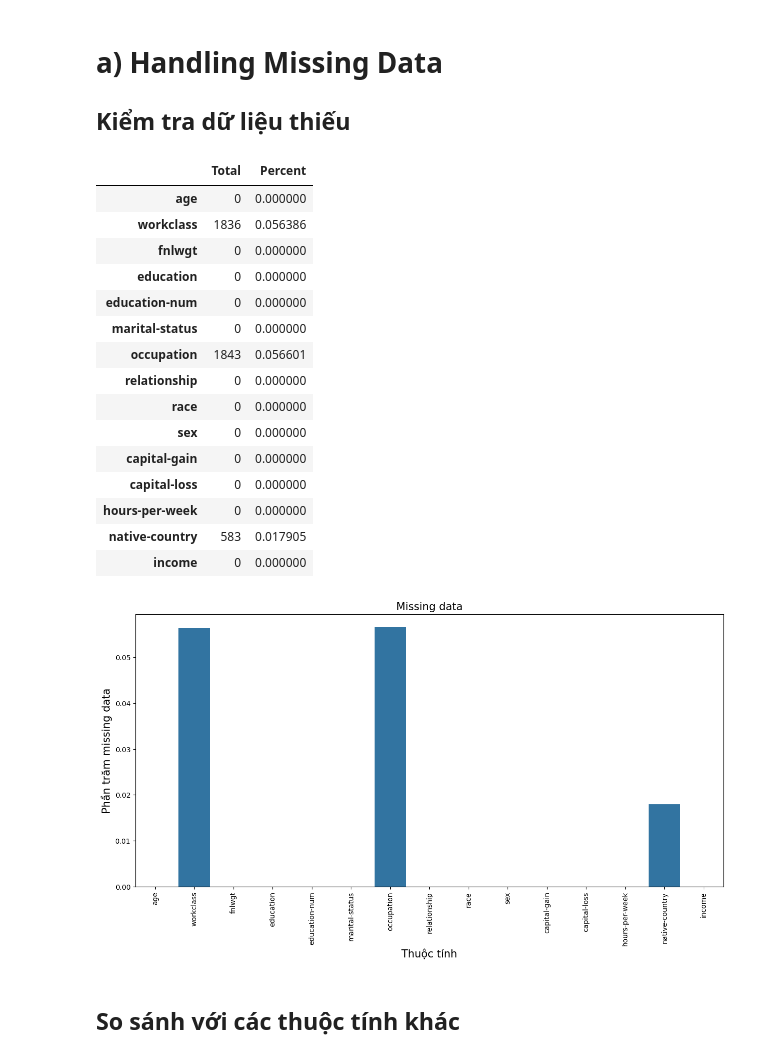
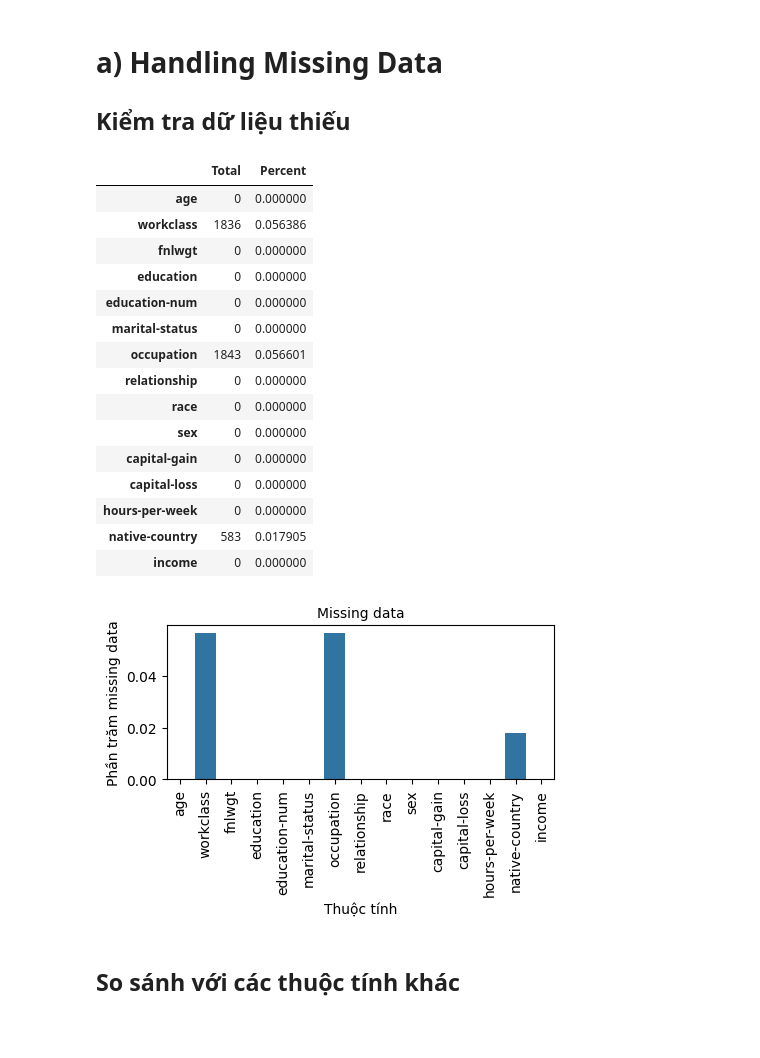
Before and after one commit to thloc1212/DataMiningLab1, a Jupyter notebook: notebooks/02_tabular_preprocessing.ipynb, the cells around one changed output. Drawn from its saved outputs; the diff is of its cells as text; code cells hidden in the pictures; blank space fills up the shorter version.

```diff
--- a/notebooks/02_tabular_preprocessing.ipynb
+++ b/notebooks/02_tabular_preprocessing.ipynb
@@ -46,38 +48,38 @@ memory usage: 3.7+ MB
 total = train_data.isnull().sum()
 
 # Tính phần trăm missing data
 percent = (train_data.isnull().sum()/train_data.isnull().count())
 
 # Tạo DataFrame hiển thị tổng số và phần trăm missing data
 missing_data = pd.concat([total, percent], axis=1, keys=['Total', 'Percent'])
-f, ax = plt.subplots(figsize=(15, 7))
 
 # Vẽ biểu đồ
+f, ax = plt.subplots(figsize=(5, 2))
 plt.xticks(rotation=90)
 sns.barplot(x=missing_data.index, y=missing_data['Percent'])
-plt.xlabel('Thuộc tính', fontsize=15)
-plt.ylabel('Phần trăm missing data', fontsize=15)
-plt.title('Missing data', fontsize=15)
+plt.xlabel('Thuộc tính', fontsize=10)
+plt.ylabel('Phần trăm missing data', fontsize=10)
+plt.title('Missing data', fontsize=10)
 
 missing_data.head(15)
 # %% [output]
 |  | Total | Percent |
 | age | 0 | 0.000000 |
 | workclass | 1836 | 0.056386 |
 | fnlwgt | 0 | 0.000000 |
 | education | 0 | 0.000000 |
 | education-num | 0 | 0.000000 |
 | marital-status | 0 | 0.000000 |
 | occupation | 1843 | 0.056601 |
 | relationship | 0 | 0.000000 |
 | race | 0 | 0.000000 |
 | sex | 0 | 0.000000 |
 | capital-gain | 0 | 0.000000 |
 | capital-loss | 0 | 0.000000 |
 | hours-per-week | 0 | 0.000000 |
 | native-country | 583 | 0.017905 |
 | income | 0 | 0.000000 |
-[figure, old version]
+[figure, new version]
 # %% [markdown]
 ## So sánh với các thuộc tính khác
 # %%
```
Also changed, not shown: parts of 17 cells of this notebook.
